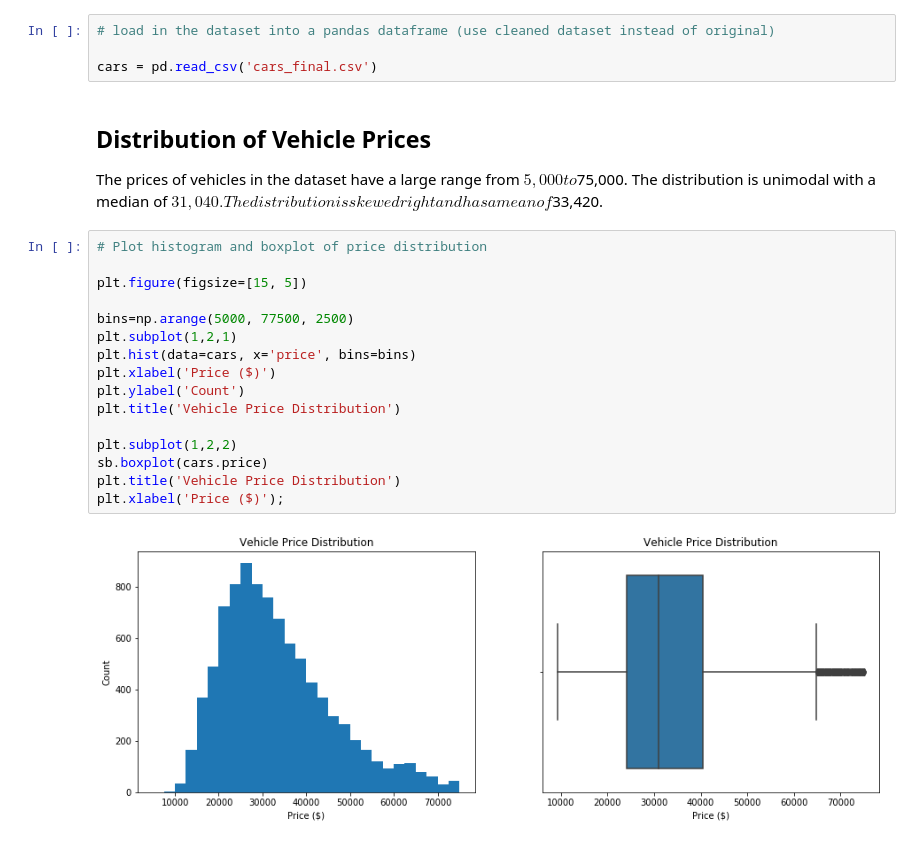
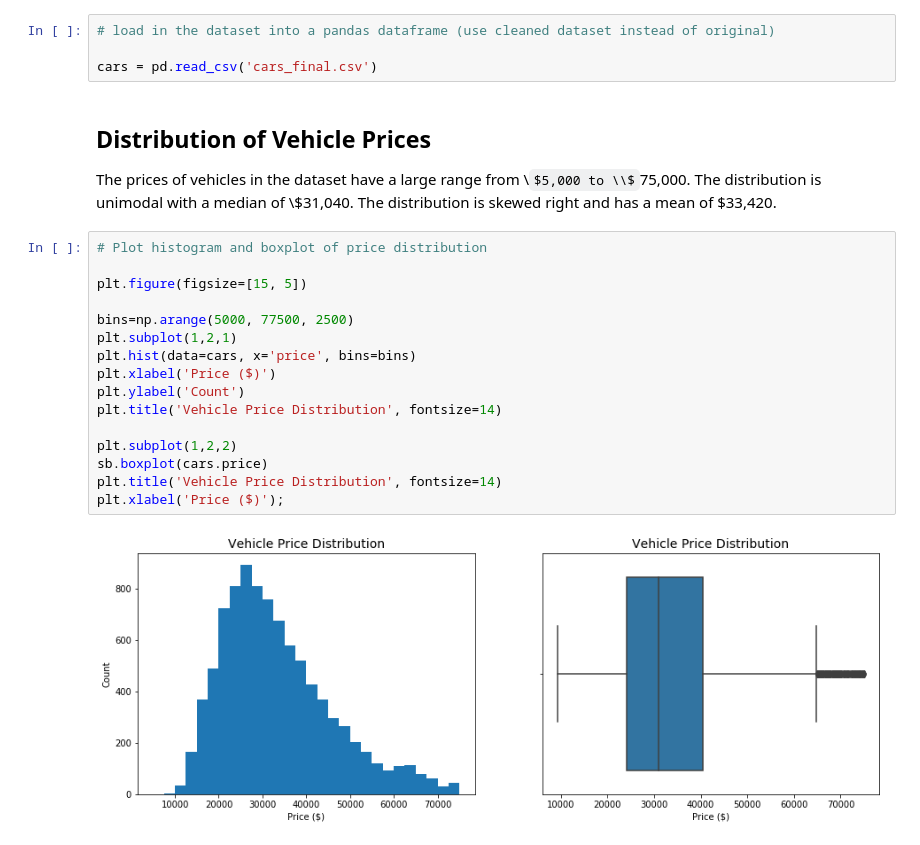
Before and after one commit to Rob-Bruton/Car-Features, a Jupyter notebook: car_slide_deck.ipynb, the cells around one changed output. Cells and saved outputs as stored; diff of their text form; some formulas as TeX source.

```diff
--- a/car_slide_deck.ipynb
+++ b/car_slide_deck.ipynb
@@ -29,25 +29,25 @@ cars = pd.read_csv('cars_final.csv')
 # %% [markdown]
 ## Distribution of Vehicle Prices
 
-The prices of vehicles in the dataset have a large range from $5,000 to $75,000. The distribution is unimodal with a median of $31,040. The distribution is skewed right and has a mean of $33,420.
+The prices of vehicles in the dataset have a large range from \\$5,000 to \\$75,000. The distribution is unimodal with a median of \\$31,040. The distribution is skewed right and has a mean of \$33,420.
 # %%
 # Plot histogram and boxplot of price distribution
 
 plt.figure(figsize=[15, 5])
 
 bins=np.arange(5000, 77500, 2500)
 plt.subplot(1,2,1)
 plt.hist(data=cars, x='price', bins=bins)
 plt.xlabel('Price ($)')
 plt.ylabel('Count')
-plt.title('Vehicle Price Distribution')
+plt.title('Vehicle Price Distribution', fontsize=14)
 
 plt.subplot(1,2,2)
 sb.boxplot(cars.price)
-plt.title('Vehicle Price Distribution')
+plt.title('Vehicle Price Distribution', fontsize=14)
 plt.xlabel('Price ($)');
 # %% [output]
-[figure, old version]
+[figure, new version]
 # %% [markdown]
 ## Price vs Horsepower
 
```
Also changed, not shown: parts of 13 cells of this notebook, 5 other files.
